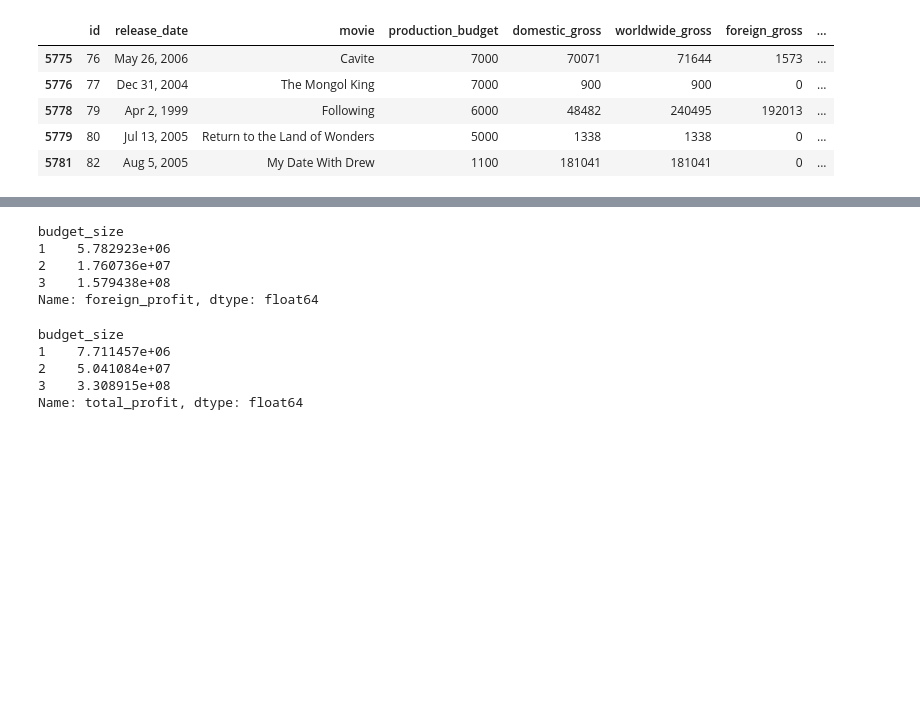
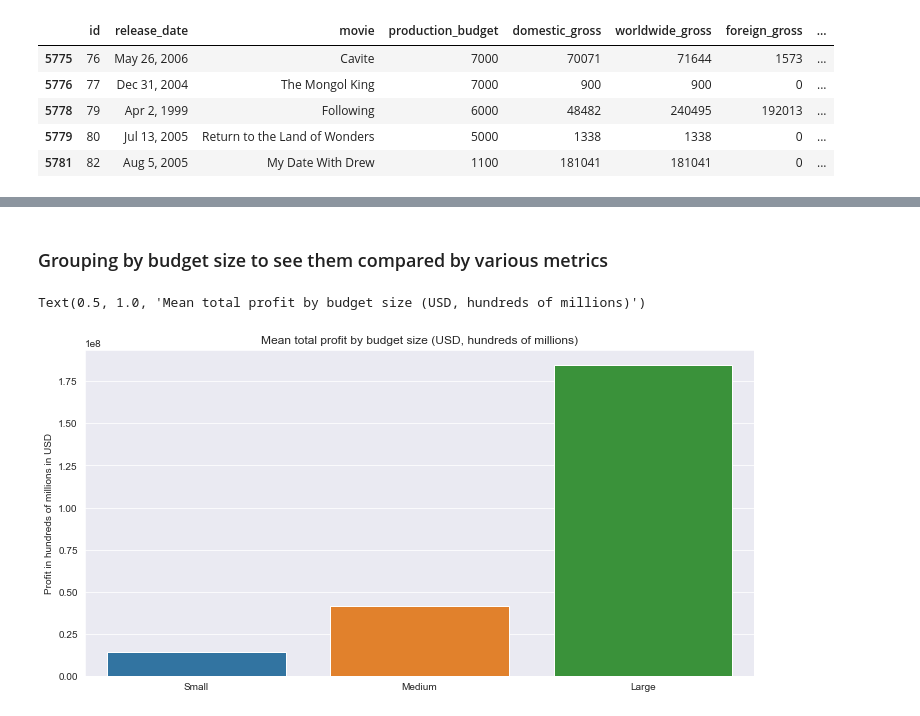
Before and after one commit to masonbatch/dsc-capstone, a Jupyter notebook: student.ipynb, the cells around one changed output, grey strips where cells are left out. Saved outputs shown, nothing was run; the diff lists cells and outputs as text; code cells hidden in the pictures; blank space fills up the shorter version.

```diff
--- a/student.ipynb
+++ b/student.ipynb
@@ -1381,8 +1041,0 @@ Name: domestic_profit, dtype: float64
-# %%
-budgets_foreign.groupby("budget_size")["foreign_profit"].mean()
-# %% [output]
-budget_size
-1    5.782923e+06
-2    1.760736e+07
-3    1.579438e+08
-Name: foreign_profit, dtype: float64
@@ -1393,8 +1042,17 @@ movie_budgets["budget_size"] = movie_budgets["production_budget"].apply(budget_s
-# %%
-movie_budgets.groupby("budget_size")["total_profit"].mean()
-# %% [output]
-budget_size
-1    7.711457e+06
-2    5.041084e+07
-3    3.308915e+08
-Name: total_profit, dtype: float64
+# %% [markdown]
+### Grouping by budget size to see them compared by various metrics
+# %%
+y = budgets.groupby("budget_size")["total_profit"].mean()
+fig, ax = plt.subplots(figsize=(12,6))
+x_values = ["Small", "Medium", "Large"]
+
+#agg_profit = budgets.groupby('budget_size')['gross_margin_ww'].mean()
+#ax.set_yticklabels([f'{x : .2f}%' for x in [0, 10, 20, 30, 40, 50, 60, 70, 80, 90, 100]])
+
+
+sns.barplot(x=x_values, y = y, errwidth=0)
+ax.set_ylabel("Profit in hundreds of millions in USD")
+ax.set_title("Mean total profit by budget size (USD, hundreds of millions)")
+# %% [output]
+Text(0.5, 1.0, 'Mean total profit by budget size (USD, hundreds of millions)')
+[figure, added]
```
Also changed, not shown: parts of 75 cells of this notebook.
